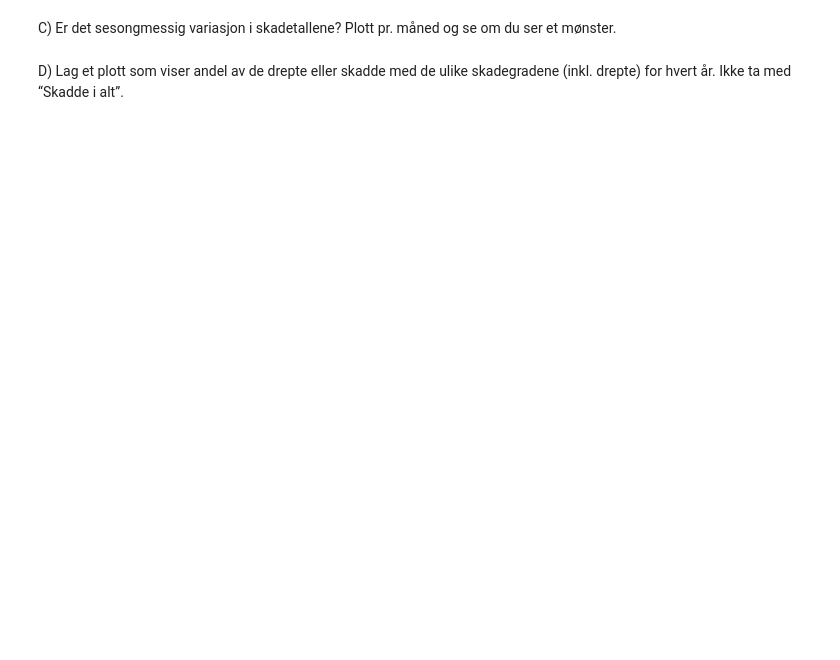
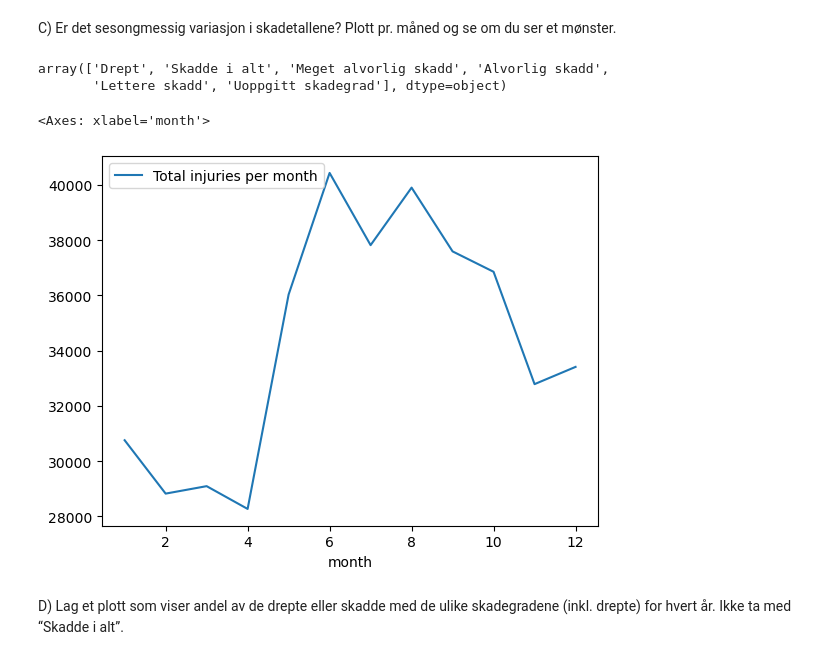
Before and after one commit to 267988/dmba_practice, a Jupyter notebook: obligatory_assignment1_2023/oppgave1_trafikkulykker.ipynb, the cells around one changed output. Drawn from its saved outputs; the diff is of its cells as text; code cells hidden in the pictures; blank space fills up the shorter version.

```diff
--- a/obligatory_assignment1_2023/oppgave1_trafikkulykker.ipynb
+++ b/obligatory_assignment1_2023/oppgave1_trafikkulykker.ipynb
@@ -17,0 +11,14 @@ from plotnine import ggplot, aes, geom_line
+# %%
+import os
+import numpy as np
+import pandas as pd
+from plotnine import ggplot, aes, geom_line, geom_bar, ggtitle, theme
+from pathlib import Path
+from os import listdir
+# Fetching the df from ssb_trafikkulykker
+%store -r df
+df
+# Endrer navnet på siste kolonne for oversikten sin skyld.
+# Bruker inplace for å oppdatere dataframe-en direkte uten å lagre den i dataframe på nytt.
+df.rename(columns={"08329: Drepte eller skadde i trafikkulykker,": "Drepte eller skadde i trafikkulykker"}, inplace =True)
+df
@@ -17,0 +44,11 @@ from plotnine import ggplot, aes, geom_line
+# %%
+# Lager ny kolonne "dato". Parser data fra eksisterende "måned" kolonne med oprinnelig format "%Y%M%m": f.eks. "1999M01".
+# Etter parsing blir dette XXXX-XX-01. Deretter bruker jeg timedelta fra pandas for å forskyve dagverdiene med 14 dager.
+df['dato'] = pd.to_datetime(df['måned'], format='%YM%m') + pd.Timedelta(days=14)
+
+# Fjerning av "xa0" fra ulykkestype-kolonnen
+#df["ulykkestype"].unique()
+# Her erstattes det strengen "/xao" med en tom string.
+# Bruker regex siden backslash / kan være en regular expression. Uten regex burde man skrevet "//xa0"
+df['ulykkestype'] = df['ulykkestype'].str.replace('\xa0', '', regex=False)
+df["ulykkestype"].unique()
@@ -28,4 +76,6 @@ NameError: name 'economics' is not defined
 B) Hva har skjedd med totalt antall drepte over tid? Lag et plott som viser utviklingen av
 antall drepte for hvert år i datasettet fra første år med data i datasettet til nå.
 # %%
-kodekodkode
+# For å finne antall drepte per år trenger vi to nye kolonner: måned og år. Da bruker vi pandas time series
+df["year"] = df["dato"].dt.year
+df["month"] = df["dato"].dt.month
@@ -34,8 +107,23 @@ NameError: name 'kodekodkode' is not defined
 # %% [markdown]
 C) Er det sesongmessig variasjon i skadetallene? Plott pr. måned og se om du ser et
 mønster.
+# %%
+# Antar at skadetallene eksluderer drepte. Sjekker derfor hva er alternativene
+df["skadegrad"].unique()
+# %% [output]
+array(['Drept', 'Skadde i alt', 'Meget alvorlig skadd', 'Alvorlig skadd',
+       'Lettere skadd', 'Uoppgitt skadegrad'], dtype=object)
 # %%
-kodekodeodkeo
+# Det fins 5 typer skader og "Drept" alternativet. Filtrerer den derfor bort
+dfgr_c = df[(df["skadegrad"] != "Drept")].groupby("month")["Drepte eller skadde i trafikkulykker"].sum().reset_index(name="Total injuries per month")
+dfgr_c
+
+dfgr_c.plot("month", "Total injuries per month")
+
+# Plottet pr måned viser de fleste skadene oppstår i perioden juni-august
+# %% [output]
+<Axes: xlabel='month'>
+[figure, added]
 # %% [markdown]
 D) Lag et plott som viser andel av de drepte eller skadde med de ulike skadegradene
 (inkl. drepte) for hvert år. Ikke ta med “Skadde i alt”.
```
Also changed, not shown: parts of 20 cells of this notebook, 1 other file.
